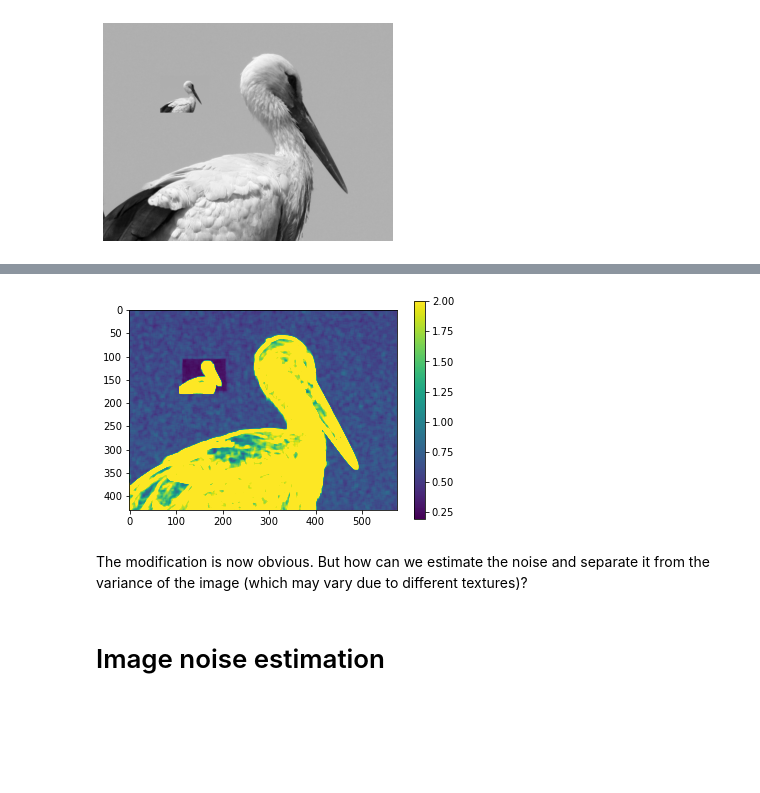
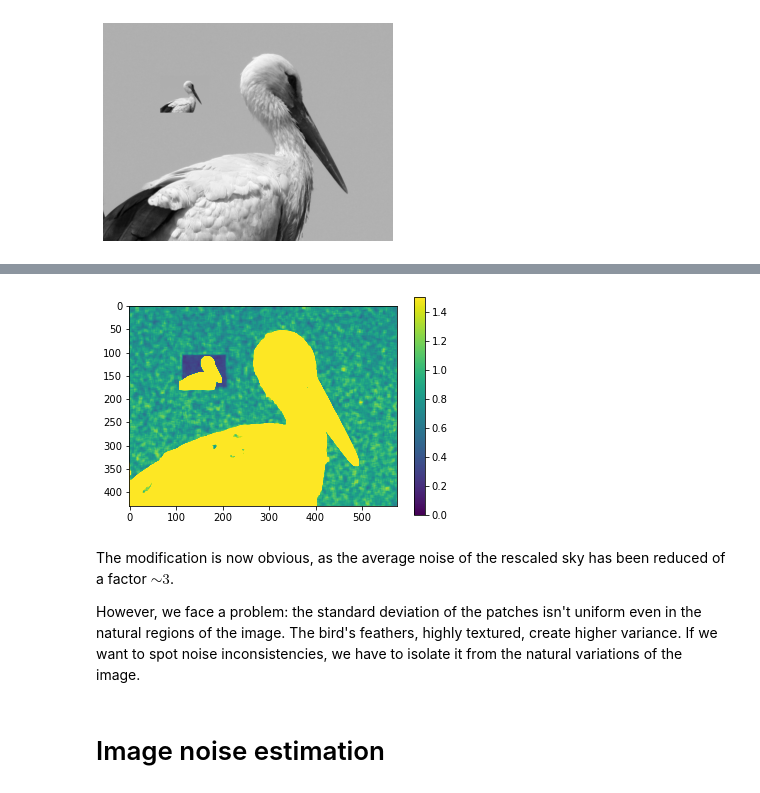
Before and after one commit to nissmar/ForgeryDetection, a Jupyter notebook: rendu_nissim.ipynb, the cells around one changed output, grey strips where cells are left out. Cells and saved outputs as stored; diff of their text form; code cells hidden in the pictures; blank space fills up the shorter version.

```diff
--- a/rendu_nissim.ipynb
+++ b/rendu_nissim.ipynb
@@ -34,13 +49,15 @@ We can see that it contains a rescaled duplicate of itself. The sky is smooth, s
 # %%
 k=8 ; n,m = im.shape ; std = np.zeros((n-k,m-k))
 for i in range(0,n-k):
     for j in range(0,m-k):
         std[i,j]=im[i:i+k,j:j+k].std()
-plt.imshow(np.log(1+std), vmax=2) ; plt.colorbar() ;plt.show()
+plt.imshow(std, vmin=0, vmax=1.5) ; plt.colorbar() ;plt.show()
 # %% [output]
-[figure, old version]
+[figure, new version]
-# %% [markdown]
-The modification is now obvious. But how can we estimate the noise and separate it from the variance of the image (which may vary due to different textures)?
+# %% [markdown]
+The modification is now obvious, as the average noise of the rescaled sky has been reduced of a factor $\sim3$.
+
+However, we face a problem: the standard deviation of the patches isn't uniform even in the natural regions of the image. The bird's feathers, highly textured, create higher variance. If we want to spot noise inconsistencies, we have to isolate it from the natural variations of the image.
 # %% [markdown]
 # Image noise estimation
 # %% [markdown]
```
Also changed, not shown: parts of 22 cells of this notebook.
